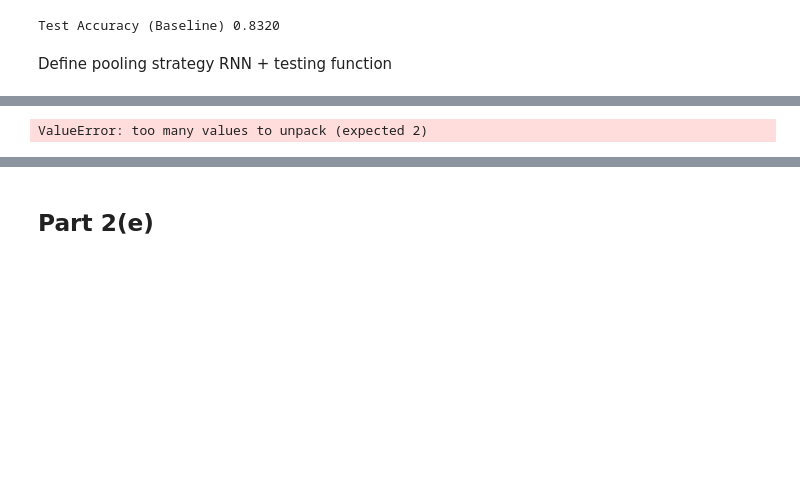
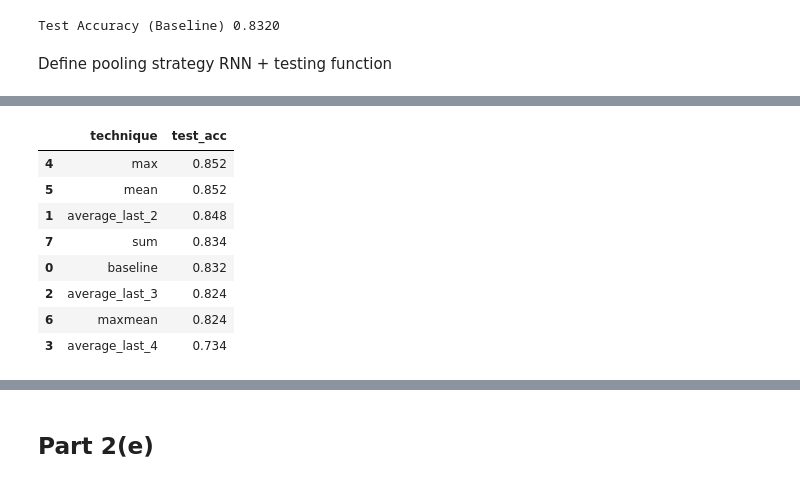
Before and after one commit to rachieeek/SC4002-NLP, a Jupyter notebook: assignment.ipynb, the cells around one changed output, grey strips where cells are left out. Saved outputs shown, nothing was run; the diff lists cells and outputs as text; code cells hidden in the pictures; blank space fills up the shorter version.

```diff
--- a/assignment.ipynb
+++ b/assignment.ipynb
@@ -752,16 +739,23 @@ All (Dropout+GradClip+L2)      0.4       0.00001       True       0.1        0.6
 # %% [markdown]
 ## Part 2(c)
 # %%
-no_epoch = best_hyperparams["no_epoch"]
+# Set ideal hyperparameters from 2(a)
+if best_hyperparams["no_epochs"] <= 50:
+    no_epoch = 50
+elif best_hyperparams["no_epochs"] > 50 & best_hyperparams["no_epochs"] <= 100:
+    no_epoch = 100
+else:
+    no_epoch = 200
 batch_size = best_hyperparams["batch_size"]
 hidden_dim = best_hyperparams["hidden_dim"]
 lr = best_hyperparams["lr"]
 optimizer = best_hyperparams["optimizer"]
 
-dropout = 0.2
-weight_decay = 0
-grad_clip = False
-max_norm = 0
+# Set regularization from 2(b)
+dropout = df_all.loc[df_all['test_acc'].idxmax(), 'dropout']
+weight_decay = df_all.loc[df_all['test_acc'].idxmax(), 'weight_decay']
+grad_clip = df_all.loc[df_all['test_acc'].idxmax(), 'grad_clip']
+max_norm = df_all.loc[df_all['test_acc'].idxmax(), 'max_norm']
 
 train_loader = DataLoader(train_dataset, batch_size=batch_size, shuffle=True, collate_fn=collate_fn)
 valid_loader = DataLoader(valid_dataset, batch_size=batch_size, shuffle=False, collate_fn=collate_fn)
@@ -858,13 +851,13 @@ class ClassifierRepresentationRNN(nn.Module):
         elif self.representation == 'max':
             rep, _ = torch.max(output, dim=1)
         elif self.representation == 'mean':
-            rep, _ = torch.mean(output, dim=1)
+            rep = torch.mean(output, dim=1)
         elif self.representation == 'maxmean':
             max_pooled, _ = torch.max(output, dim=1)
-            mean_pooled, _ = torch.mean(output, dim=1)
+            mean_pooled = torch.mean(output, dim=1)
             rep = (max_pooled + mean_pooled) / 2
         elif self.representation == 'sum':
-            rep, _ = torch.sum(output, dim=1)
+            rep = torch.sum(output, dim=1)
 
         hidden = self.dropout(rep)
         out = self.fc(hidden)
@@ -898,17 +891,22 @@ def representation_test(strategy, batch_size, hidden_dim, lr, optimizer, no_epoc
     }
 # %%
 # Set ideal hyperparameters from 2(a)
-no_epoch = best_hyperparams["no_epoch"]
+if best_hyperparams["no_epochs"] <= 50:
+    no_epoch = 50
+elif best_hyperparams["no_epochs"] > 50 & best_hyperparams["no_epochs"] <= 100:
+    no_epoch = 100
+else:
+    no_epoch = 200
 batch_size = best_hyperparams["batch_size"]
 hidden_dim = best_hyperparams["hidden_dim"]
 lr = best_hyperparams["lr"]
 optimizer = best_hyperparams["optimizer"]
 
 # Set regularization from 2(b)
-dropout = 0.2
-weight_decay = 0
-grad_clip = False
-max_norm = 0
+dropout = df_all.loc[df_all['test_acc'].idxmax(), 'dropout']
+weight_decay = df_all.loc[df_all['test_acc'].idxmax(), 'weight_decay']
+grad_clip = df_all.loc[df_all['test_acc'].idxmax(), 'grad_clip']
+max_norm = df_all.loc[df_all['test_acc'].idxmax(), 'max_norm']
 
 best_representation_technique = []
 best_representation_technique.append({'technique': 'baseline', 'test_acc': test_acc})
@@ -921,8 +919,5 @@ for technique in techniques:
     best_representation_technique.append(results)
 
 df_rep = pd.DataFrame(best_representation_technique)
-df_rep_sorted = df_rep.sort_values(by='test_acc', ascending=False)
-print("Representation techniques by accuracy:")
-df_rep_sorted
 # %% [output]
 Epoch 1:
@@ -945 +940,9 @@ Test Accuracy max: 0.8460
-ValueError: too many values to unpack (expected 2)
+|  | technique | test_acc |
+| 4 | max | 0.852 |
+| 5 | mean | 0.852 |
+| 1 | average_last_2 | 0.848 |
+| 7 | sum | 0.834 |
+| 0 | baseline | 0.832 |
+| 2 | average_last_3 | 0.824 |
+| 6 | maxmean | 0.824 |
+| 3 | average_last_4 | 0.734 |
```
Also changed, not shown: parts of 19 cells of this notebook.
